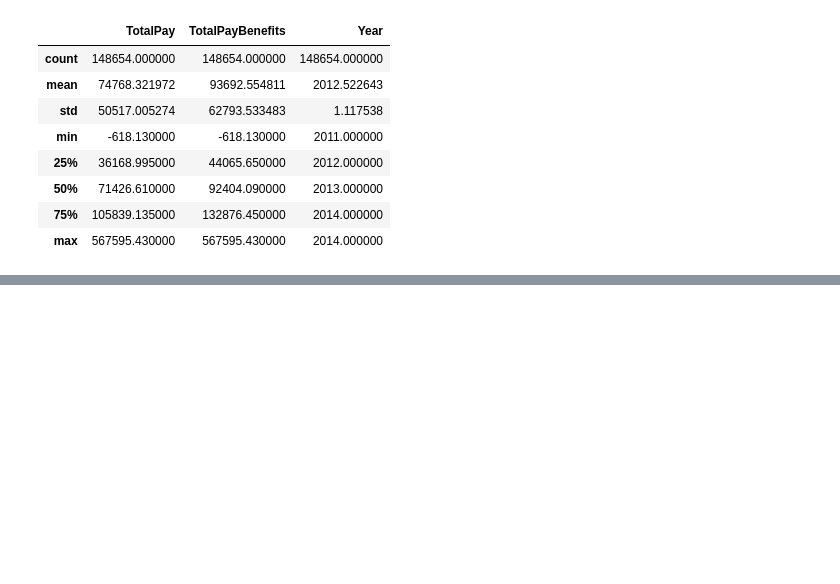
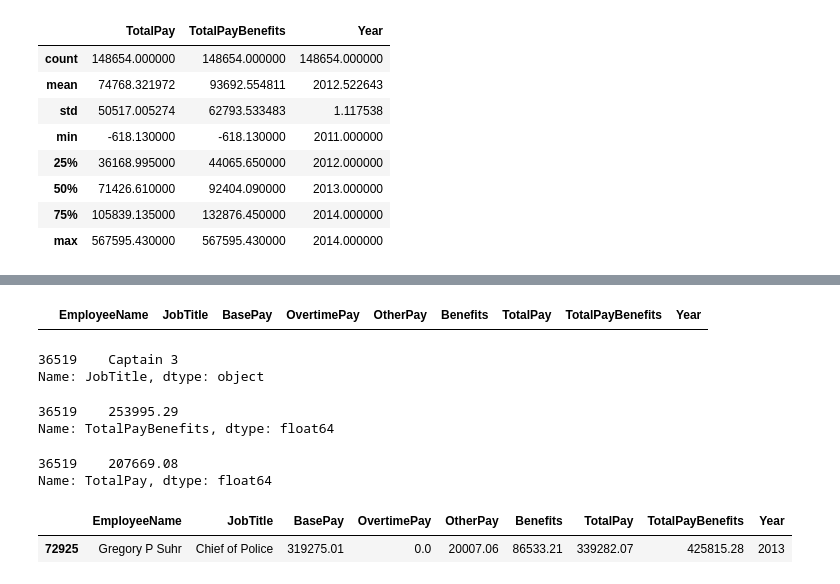
Before and after one commit to adarshkhub/San-Francisco-Salaries-Case-Study, a Jupyter notebook: SF_Salaries.ipynb, the cells around one changed output, grey strips where cells are left out. Drawn from its saved outputs; the diff is of its cells as text; code cells hidden in the pictures; blank space fills up the shorter version.

```diff
--- a/SF_Salaries.ipynb
+++ b/SF_Salaries.ipynb
@@ -222,0 +240,31 @@ Name: BasePay, dtype: float64
+# %%
+# Drop any row that has more than 5 missing values
+# No rows, because dropped employee null values earlier
+df[df.isnull().sum(axis=1)==5]
+# %% [output]
+|  | EmployeeName | JobTitle | BasePay | OvertimePay | OtherPay | Benefits | TotalPay | TotalPayBenefits | Year |
+# %%
+#What job does Albert Pardini work?
+
+df[df["EmployeeName"] == "Albert Pardini"]["JobTitle"]
+# %% [output]
+36519    Captain 3
+Name: JobTitle, dtype: object
+# %%
+#How much does Albert Pardini make including benefits?
+df[df["EmployeeName"] == "Albert Pardini"]["TotalPayBenefits"]
+# %% [output]
+36519    253995.29
+Name: TotalPayBenefits, dtype: float64
+# %%
+df[df["EmployeeName"] == "Albert Pardini"]["TotalPay"]
+# %% [output]
+36519    207669.08
+Name: TotalPay, dtype: float64
+# %%
+#show the name of the person who has the highest base pay
+
+df[df["BasePay"].astype(float).max() == df["BasePay"]]
+# %% [output]
+|  | EmployeeName | JobTitle | BasePay | OvertimePay | OtherPay | Benefits | TotalPay | TotalPayBenefits | Year |
+| 72925 | Gregory P Suhr | Chief of Police | 319275.01 | 0.0 | 20007.06 | 86533.21 | 339282.07 | 425815.28 | 2013 |
```
Also changed, not shown: parts of 18 cells of this notebook.
